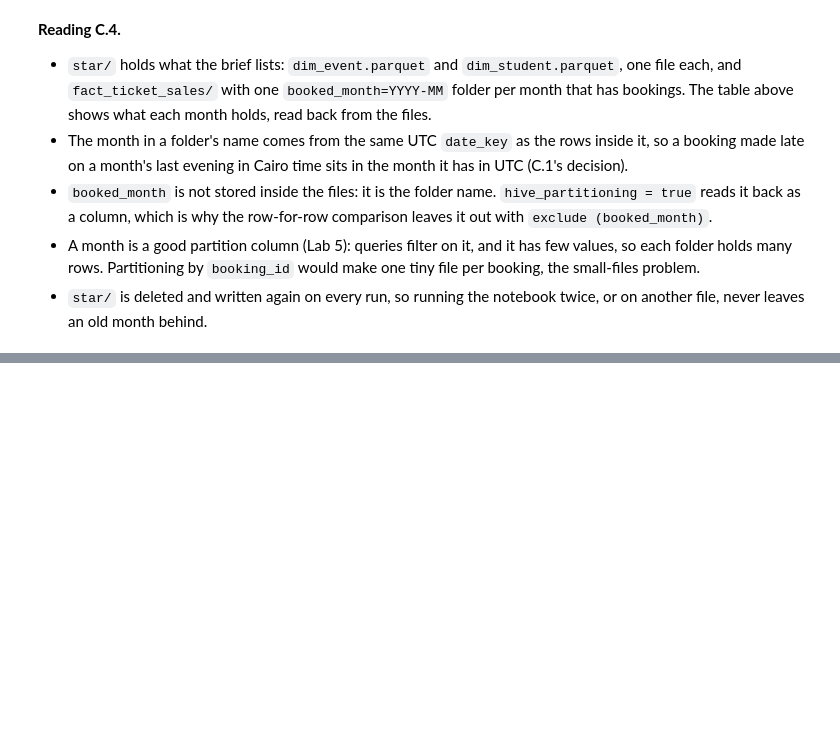
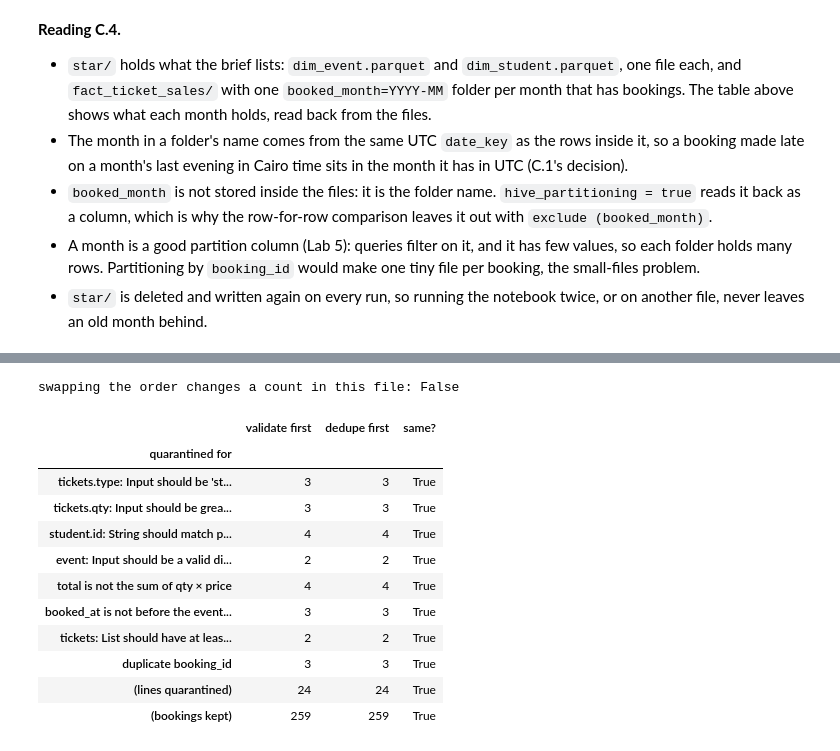
Before and after one commit to DanEhab/daniel-ehab_58-3825_MET-02_task2, a Jupyter notebook: task2.ipynb, the cells around one changed output, grey strips where cells are left out. Drawn from its saved outputs; the diff is of its cells as text; code cells hidden in the pictures; blank space fills up the shorter version.

Commit message:
Part D evidence: order of checks and SUM(total) over the fact

```diff
--- a/task2.ipynb
+++ b/task2.ipynb
@@ -1415,0 +1434,54 @@ con.sql(f"select booked_month, count(*) as ticket_rows, sum(qty)::bigint as tick
+# %%
+def validate_then_dedupe(lines):
+    passed, refused = admit(lines)
+    kept, duplicates = keep_first(passed, lines)
+    return kept, refused + duplicates
+
+
+def dedupe_then_validate(lines):
+    kept, quarantined, seen = [], [], set()
+    for n, line in enumerate(lines, start=1):
+        try:
+            record = json.loads(line)
+        except json.JSONDecodeError:
+            record = None
+        booking_id = record.get("booking_id") if isinstance(record, dict) else None
+        if booking_id is not None and repr(booking_id) in seen:
+            quarantined.append({"line": n, "booking_id": booking_id, "reasons": ["duplicate booking_id"]})
+            continue
+        if booking_id is not None:
+            seen.add(repr(booking_id))
+        passed, refused = admit([line])  # the same contract, on this one line
+        kept += [(n, booking) for _, booking in passed]
+        quarantined += [{**q, "line": n} for q in refused]
+    return kept, quarantined
+
+
+def compare_orders(lines):
+    """Counts per reason, and bookings kept, for both orders of the checks."""
+    orders = {"validate first": validate_then_dedupe(lines), "dedupe first": dedupe_then_validate(lines)}
+    table = pd.DataFrame({name: Counter(r for q in quarantined for r in q["reasons"]) for name, (_, quarantined) in orders.items()})
+    table = table.fillna(0).astype(int).rename_axis("quarantined for")
+    table.loc["(lines quarantined)"] = [len(quarantined) for _, quarantined in orders.values()]
+    table.loc["(bookings kept)"] = [len(kept) for kept, _ in orders.values()]
+    table["same?"] = table.iloc[:, 0] == table.iloc[:, 1]
+    return table
+
+
+order_table = compare_orders(lines)
+print("swapping the order changes a count in this file:", not order_table["same?"].all())
+order_table
+# %% [output]
+swapping the order changes a count in this file: False
+|  | validate first | dedupe first | same? |
+| quarantined for |  |  |  |
+| tickets.type: Input should be 'st... | 3 | 3 | True |
+| tickets.qty: Input should be grea... | 3 | 3 | True |
+| student.id: String should match p... | 4 | 4 | True |
+| event: Input should be a valid di... | 2 | 2 | True |
+| total is not the sum of qty × price | 4 | 4 | True |
+| booked_at is not before the event... | 3 | 3 | True |
+| tickets: List should have at leas... | 2 | 2 | True |
+| duplicate booking_id | 3 | 3 | True |
+| (lines quarantined) | 24 | 24 | True |
+| (bookings kept) | 259 | 259 | True |
```
Also changed, not shown: parts of 10 cells of this notebook.
